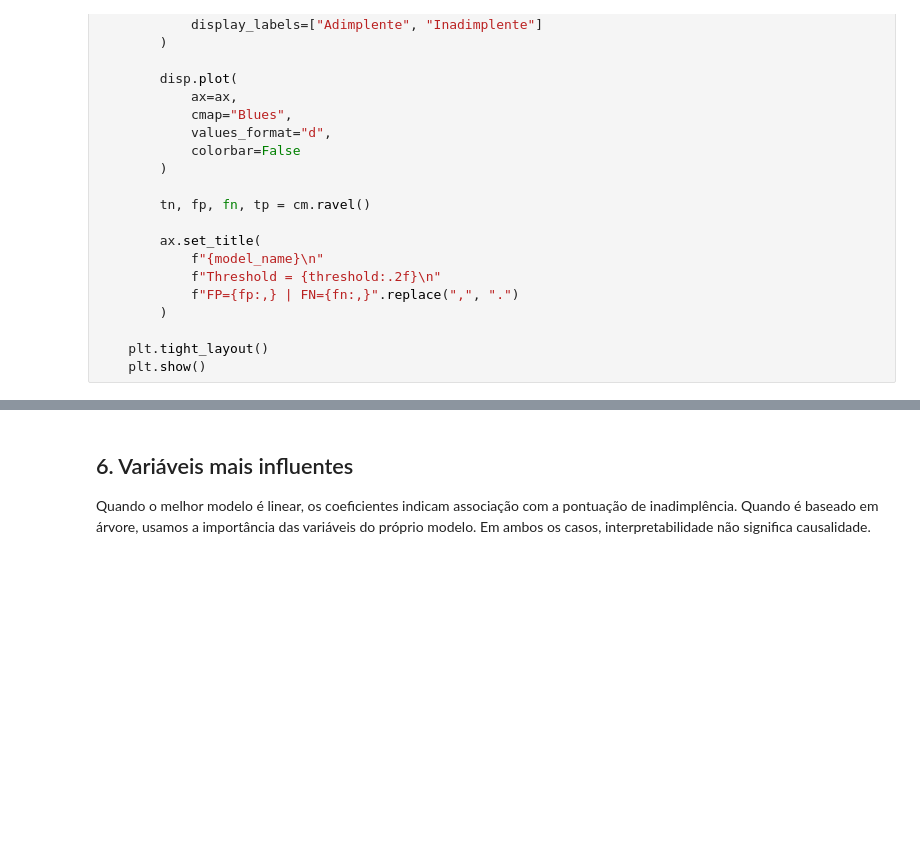
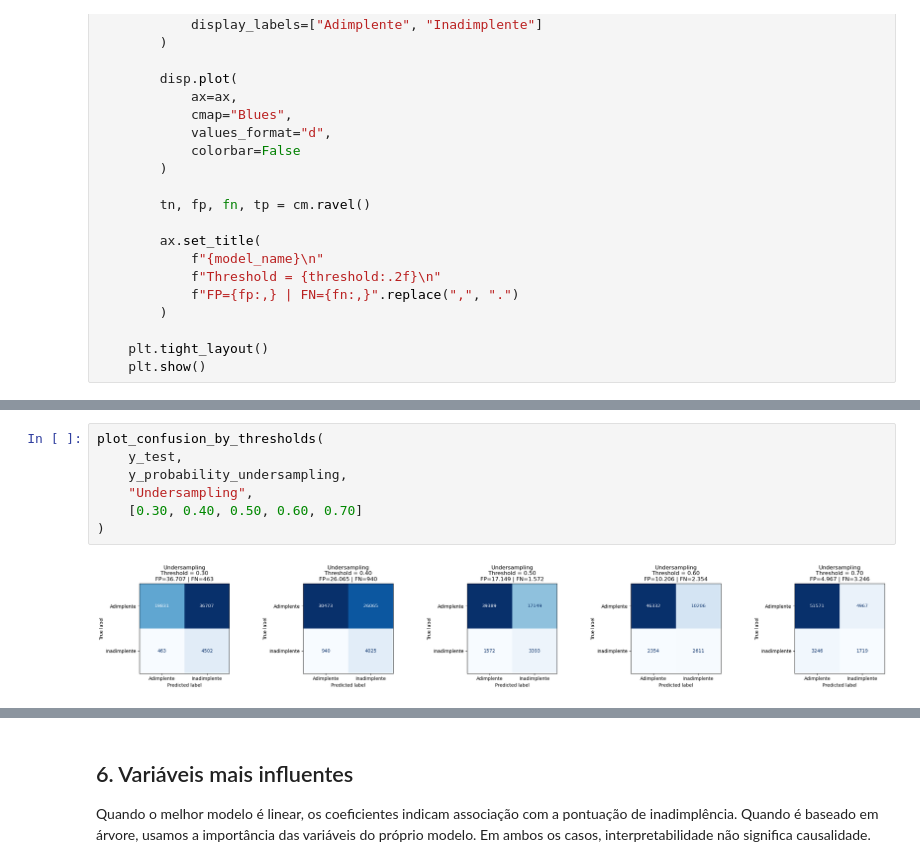
Before and after one commit to YuriKnebel/ProjetoFinalPosFIA-Individual, a Jupyter notebook: data-platform/Model/model_training_abt.ipynb, the cells around one changed output, grey strips where cells are left out. Saved outputs shown, nothing was run; the diff lists cells and outputs as text; blank space fills up the shorter version.

Commit message:
feat: teste de undersampling com taxas variadas não apresentou grandes vantagens

```diff
--- a/data-platform/Model/model_training_abt.ipynb
+++ b/data-platform/Model/model_training_abt.ipynb
@@ -610,0 +716,9 @@ def plot_confusion_by_thresholds(y_test, y_probability, model_name, thresholds):
+# %%
+plot_confusion_by_thresholds(
+    y_test,
+    y_probability_undersampling,
+    "Undersampling",
+    [0.30, 0.40, 0.50, 0.60, 0.70]
+)
+# %% [output]
+[figure, added]
```
Also changed, not shown: parts of 10 cells of this notebook, 1 other file.
